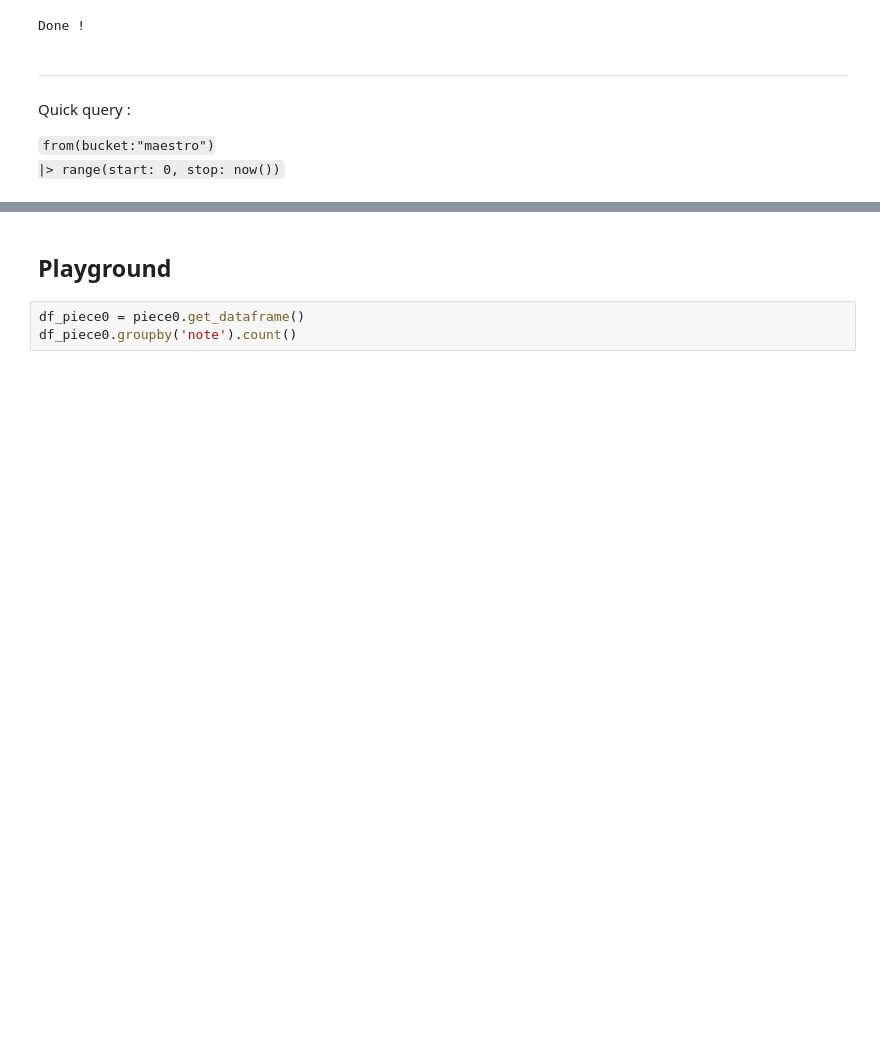
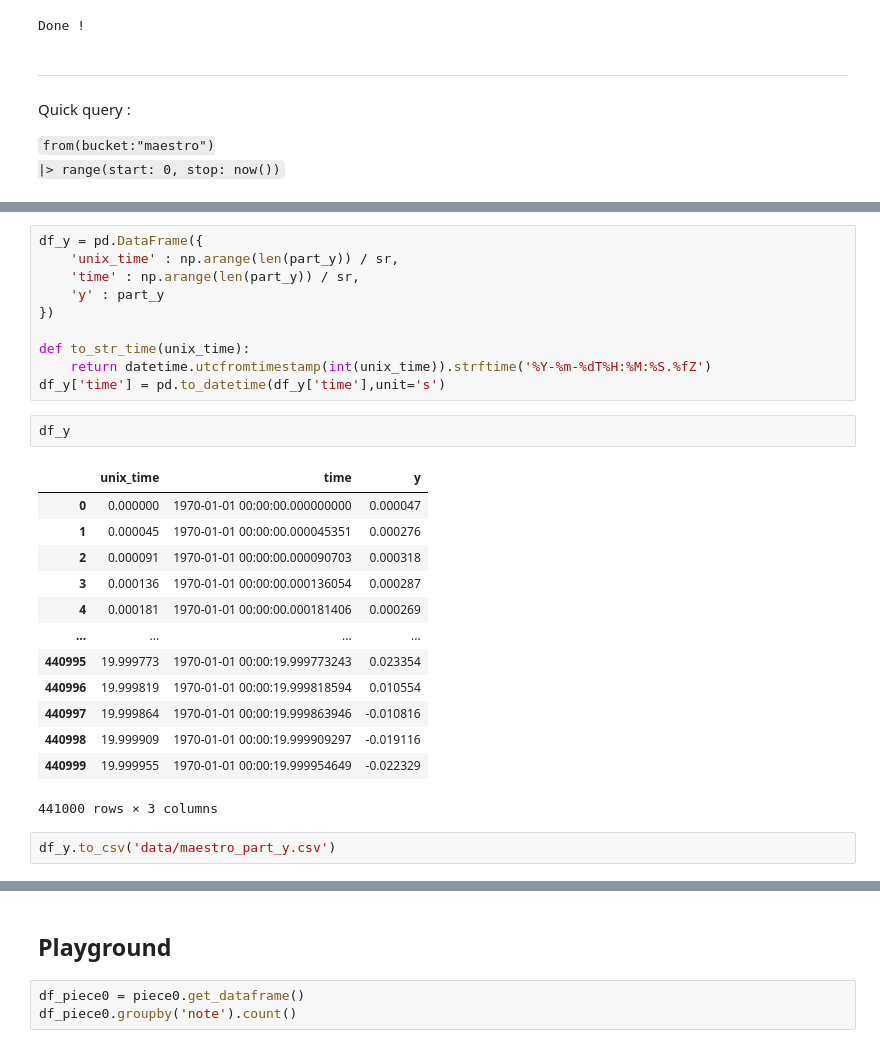
Before and after one commit to dinhviettoanle/obd_influxdb, a Jupyter notebook: maestro_dataset_processing.ipynb, the cells around one changed output, grey strips where cells are left out. Drawn from its saved outputs; the diff is of its cells as text; blank space fills up the shorter version.

```diff
--- a/maestro_dataset_processing.ipynb
+++ b/maestro_dataset_processing.ipynb
@@ -161,0 +233,28 @@ Quick query :
+# %%
+df_y = pd.DataFrame({
+    'unix_time' : np.arange(len(part_y)) / sr,
+    'time' : np.arange(len(part_y)) / sr,
+    'y' : part_y
+})
+
+def to_str_time(unix_time):
+    return datetime.utcfromtimestamp(int(unix_time)).strftime('%Y-%m-%dT%H:%M:%S.%fZ')
+df_y['time'] = pd.to_datetime(df_y['time'],unit='s')
+# %%
+df_y
+# %% [output]
+|  | unix_time | time | y |
+| 0 | 0.000000 | 1970-01-01 00:00:00.000000000 | 0.000047 |
+| 1 | 0.000045 | 1970-01-01 00:00:00.000045351 | 0.000276 |
+| 2 | 0.000091 | 1970-01-01 00:00:00.000090703 | 0.000318 |
+| 3 | 0.000136 | 1970-01-01 00:00:00.000136054 | 0.000287 |
+| 4 | 0.000181 | 1970-01-01 00:00:00.000181406 | 0.000269 |
+| ... | ... | ... | ... |
+| 440995 | 19.999773 | 1970-01-01 00:00:19.999773243 | 0.023354 |
+| 440996 | 19.999819 | 1970-01-01 00:00:19.999818594 | 0.010554 |
+| 440997 | 19.999864 | 1970-01-01 00:00:19.999863946 | -0.010816 |
+| 440998 | 19.999909 | 1970-01-01 00:00:19.999909297 | -0.019116 |
+| 440999 | 19.999955 | 1970-01-01 00:00:19.999954649 | -0.022329 |
+441000 rows × 3 columns
+# %%
+df_y.to_csv('data/maestro_part_y.csv')
```
Also changed, not shown: parts of 14 cells of this notebook, 2 other files.
